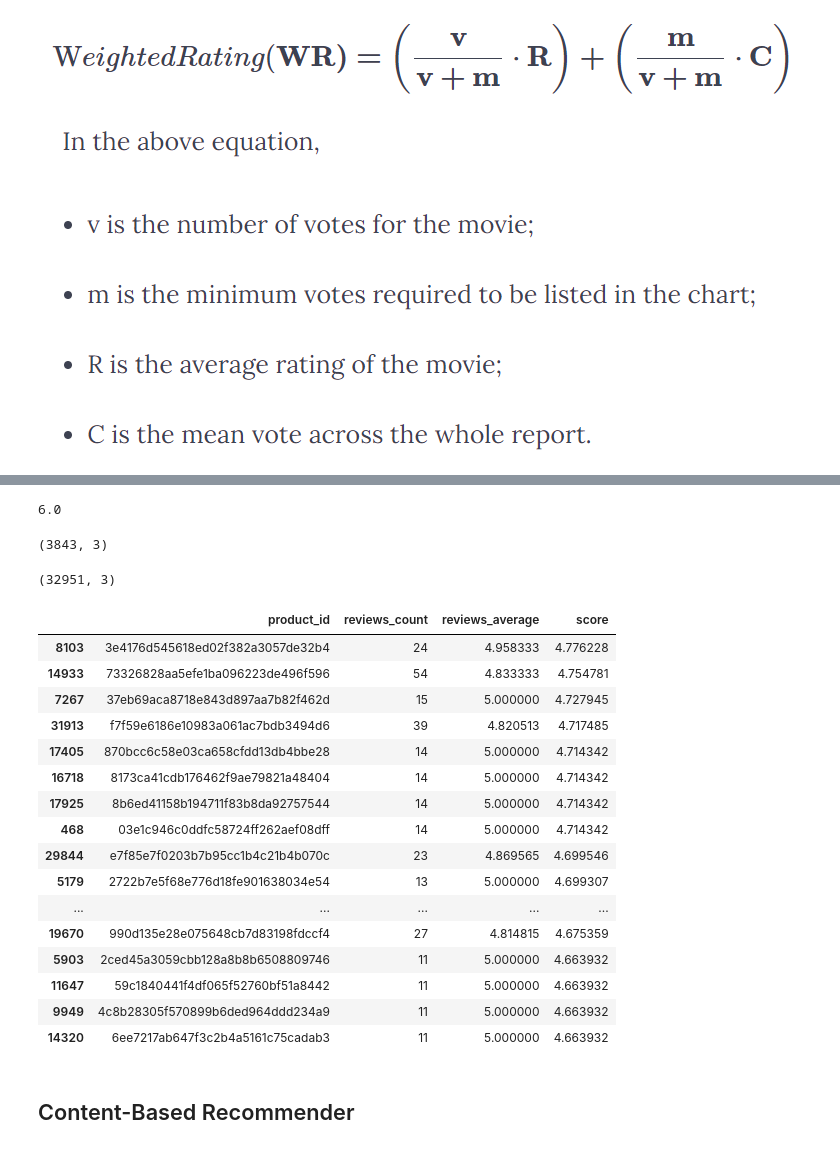
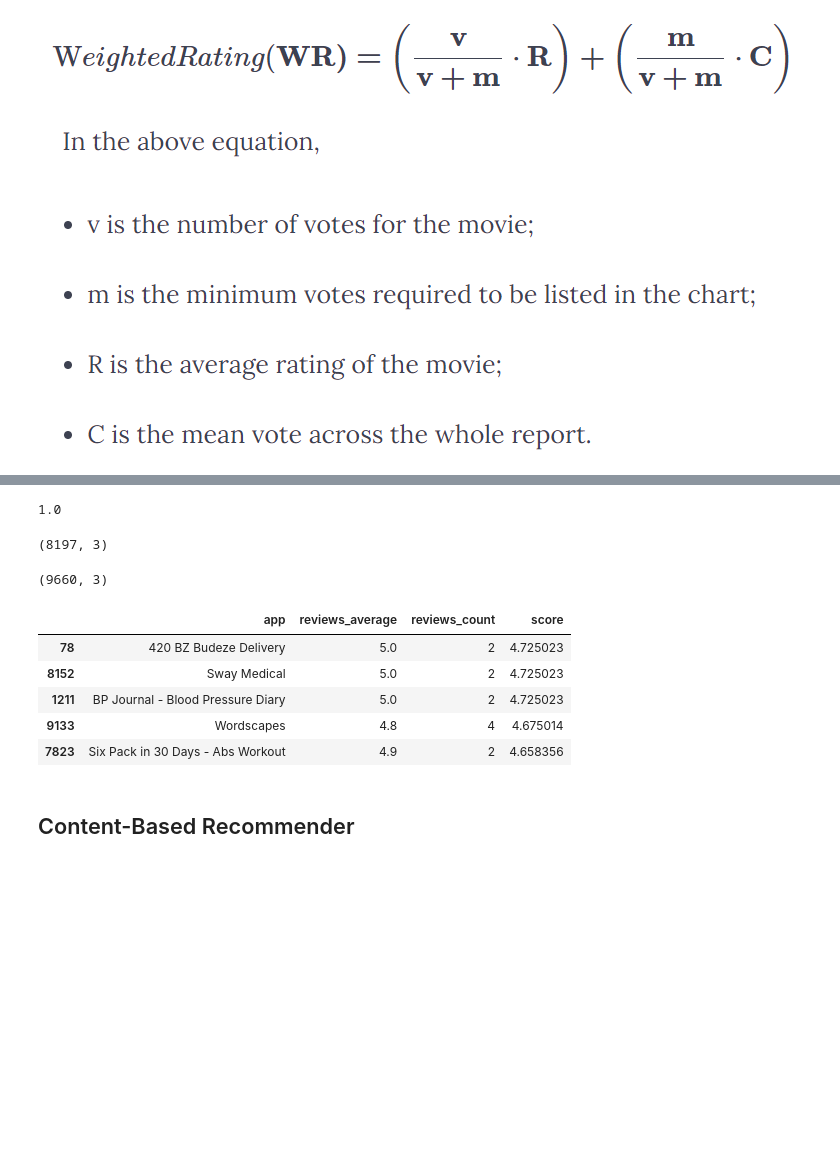
Before and after one commit to LuiisClaudio/mod-cloth, a Jupyter notebook: LuisMartins_CA2.ipynb, the cells around one changed output, grey strips where cells are left out. Saved outputs shown, nothing was run; the diff lists cells and outputs as text; code cells hidden in the pictures; blank space fills up the shorter version.

Commit message:
changing part 1 to play store dataset

```diff
--- a/LuisMartins_CA2.ipynb
+++ b/LuisMartins_CA2.ipynb
@@ -23,6 +23,18 @@ order_reviews_df = pd.read_csv('dataset/olist_order_reviews_dataset.csv')
 products_df = pd.read_csv('dataset/olist_products_dataset.csv')
 sellers_df = pd.read_csv('dataset/olist_sellers_dataset.csv')
 product_category_name_translation_df = pd.read_csv('dataset/product_category_name_translation.csv')
+# %%
+import re
+
+# Function to convert column names to snake_case
+def to_snake_case(col):
+    col = re.sub('(.)([A-Z][a-z]+)', r'\1_\2', col)
+    col = re.sub('([a-z0-9])([A-Z])', r'\1_\2', col)
+    col = col.replace('__', '_')
+    col = col.replace(' ', '_')
+    col = col.replace('.', '_')
+    col = col.replace('-', '_')
+    return col.lower()
 # %%
 play_store_df = pd.read_csv('dataset/play_store/googleplaystore.csv')
 play_store_df.head()
@@ -33,3 +45,7 @@ play_store_df.head()
 | 2 | U Launcher Lite – FREE Live Cool ... | ART_AND_DESIGN | 4.7 | 87510 | 8.7M | 5,000,000+ | Free | 0 | Everyone | Art & Design | ... |
 | 3 | Sketch - Draw & Paint | ART_AND_DESIGN | 4.5 | 215644 | 25M | 50,000,000+ | Free | 0 | Teen | Art & Design | ... |
 | 4 | Pixel Draw - Number Art Coloring ... | ART_AND_DESIGN | 4.3 | 967 | 2.8M | 100,000+ | Free | 0 | Everyone | Art & Design;Creativity | ... |
+# %%
+
+play_store_df.columns = [to_snake_case(col) for col in play_store_df.columns]
+play_store_df.head()
@@ -96,3 +118,8 @@ Created ratings_df with 32951 unique ratings.
 | 2 | 0009406fd7479715e4bef61dd91f2462 | 1.0 | 1 |
 | 3 | 000b8f95fcb9e0096488278317764d19 | 5.0 | 2 |
 | 4 | 000d9be29b5207b54e86aa1b1ac54872 | 5.0 | 1 |
+# %%
+# 5. Create the final "ratings" dataframe with review count
+ratings_df = play_store_df.groupby(['app'])['rating'] \
+    .agg(['mean', 'count']).reset_index() \
+    .rename(columns={'mean': 'reviews_average', 'count': 'reviews_count'}).copy()
@@ -131,17 +159,17 @@ print(m)
 m = ratings_df['reviews_count'].quantile(0.90)
 print(m)
 # %% [output]
-6.0
+1.0
 # %%
 # Filter out all qualified products into a new DataFrame
 q_ratings = ratings_df.copy().loc[ratings_df['reviews_count'] >= m]
 q_ratings.shape
 # %% [output]
-(3843, 3)
+(8197, 3)
 # %%
 ratings_df.shape
 # %% [output]
-(32951, 3)
+(9660, 3)
 # %%
 # Function that computes the weighted rating of each movie
 def weighted_rating(x, m = m, C = C):
@@ -155,27 +183,19 @@ q_ratings['score'] = q_ratings.apply(weighted_rating, axis = 1)
 # %%
 # Sort products based on score calculated above
 q_ratings = q_ratings.sort_values('score', ascending = False)
 
 # Print top 20 products
-q_ratings[['product_id', 'reviews_count', 'reviews_average', 'score']].head(20)
+q_ratings[['app', 'reviews_count', 'reviews_average', 'score']].head(20)
+# Drop all rows where 'score' is above 5
+q_ratings = q_ratings[q_ratings['score'] <= 5]
+q_ratings.head()
 # %% [output]
-|  | product_id | reviews_count | reviews_average | score |
-| 8103 | 3e4176d545618ed02f382a3057de32b4 | 24 | 4.958333 | 4.776228 |
-| 14933 | 73326828aa5efe1ba096223de496f596 | 54 | 4.833333 | 4.754781 |
-| 7267 | 37eb69aca8718e843d897aa7b82f462d | 15 | 5.000000 | 4.727945 |
-| 31913 | f7f59e6186e10983a061ac7bdb3494d6 | 39 | 4.820513 | 4.717485 |
-| 17405 | 870bcc6c58e03ca658cfdd13db4bbe28 | 14 | 5.000000 | 4.714342 |
-| 16718 | 8173ca41cdb176462f9ae79821a48404 | 14 | 5.000000 | 4.714342 |
-| 17925 | 8b6ed41158b194711f83b8da92757544 | 14 | 5.000000 | 4.714342 |
-| 468 | 03e1c946c0ddfc58724ff262aef08dff | 14 | 5.000000 | 4.714342 |
-| 29844 | e7f85e7f0203b7b95cc1b4c21b4b070c | 23 | 4.869565 | 4.699546 |
-| 5179 | 2722b7e5f68e776d18fe901638034e54 | 13 | 5.000000 | 4.699307 |
-| ... | ... | ... | ... | ... |
-| 19670 | 990d135e28e075648cb7d83198fdccf4 | 27 | 4.814815 | 4.675359 |
-| 5903 | 2ced45a3059cbb128a8b8b6508809746 | 11 | 5.000000 | 4.663932 |
-| 11647 | 59c1840441f4df065f52760bf51a8442 | 11 | 5.000000 | 4.663932 |
-| 9949 | 4c8b28305f570899b6ded964ddd234a9 | 11 | 5.000000 | 4.663932 |
-| 14320 | 6ee7217ab647f3c2b4a5161c75cadab3 | 11 | 5.000000 | 4.663932 |
+|  | app | reviews_average | reviews_count | score |
+| 78 | 420 BZ Budeze Delivery | 5.0 | 2 | 4.725023 |
+| 8152 | Sway Medical | 5.0 | 2 | 4.725023 |
+| 1211 | BP Journal - Blood Pressure Diary | 5.0 | 2 | 4.725023 |
+| 9133 | Wordscapes | 4.8 | 4 | 4.675014 |
+| 7823 | Six Pack in 30 Days - Abs Workout | 4.9 | 2 | 4.658356 |
 # %% [markdown]
 ## Content-Based Recommender
 # %%
```
Also changed, not shown: parts of 25 cells of this notebook.
